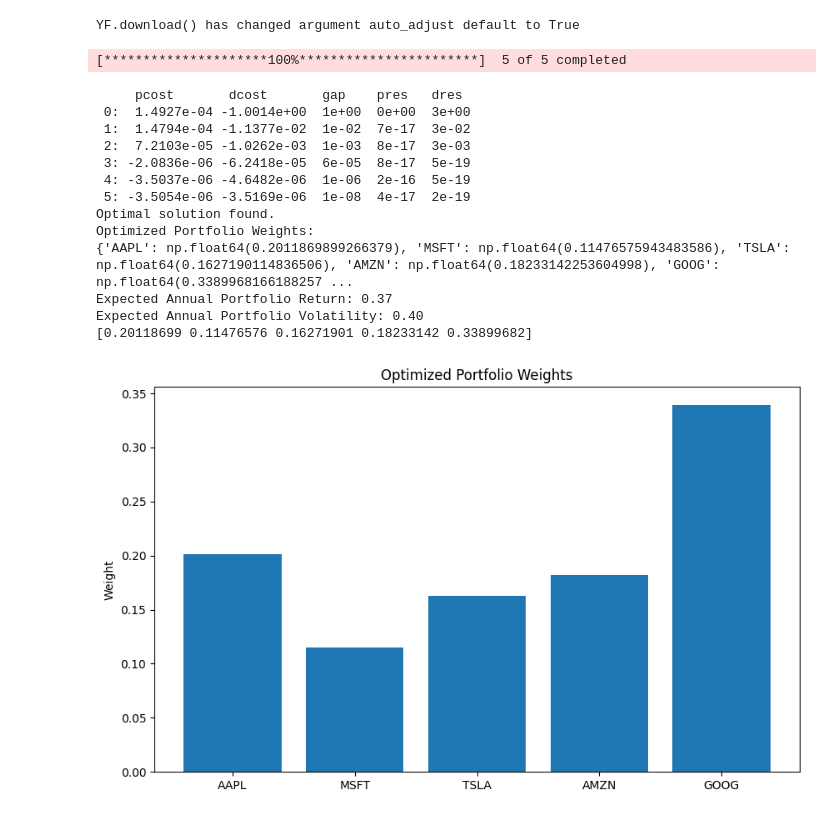
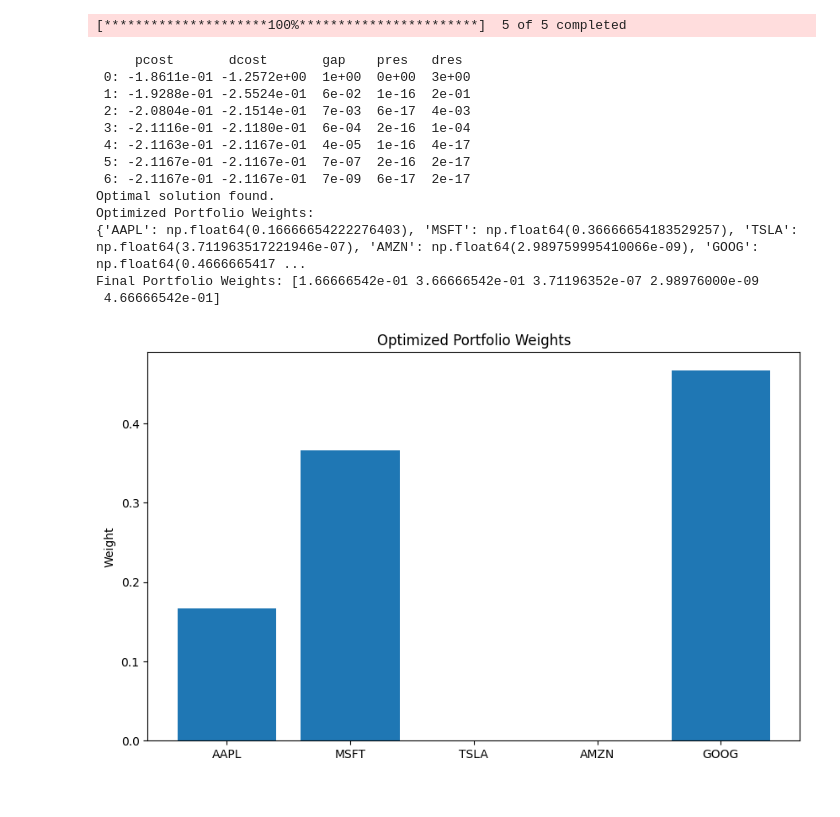
Before and after one commit to mathieupelo/SDA-Project, a Jupyter notebook: pipeline.ipynb, the cells around one changed output. Cells and saved outputs as stored; diff of their text form; code cells hidden in the pictures.

Commit message:
Modified Solver.py to solve with scores from signals

```diff
--- a/pipeline.ipynb
+++ b/pipeline.ipynb
@@ -3,30 +3,29 @@ from Utils.Solver import *
 # %%
 # Let's assume we are interested in the following stocks: AAPL, MSFT, TSLA, AMZN, GOOG
 tickers = ['AAPL', 'MSFT', 'TSLA', 'AMZN', 'GOOG']
 # Signal scores for AAPL, MSFT, TSLA, AMZN, GOOG
-signal_scores = np.array([1.0, 1.0, 1.0, 1.0, 1.0])
+signal_scores = np.array([1.0, 1.5, 0.5, 0.25, 1.75])  # Example signal scores
 
 # Step 1: Download historical stock data
 data = yf.download(tickers, start='2020-01-01', end='2023-01-01')
 
-portfolio_solver = Portfolio_Solver(0.01)
-portfolio_weights = portfolio_solver.SolvePortfolio(tickers, data, signal_scores)
-print(portfolio_weights)
+portfolio_solver = Portfolio_Solver(0.5, max_weight_threshold=0.3)
+portfolio_weights = portfolio_solver.SolveSignalPortfolio(tickers, data, signal_scores)
+print("Final Portfolio Weights:", portfolio_weights)
 portfolio_solver.ShowPortfolioWeights(tickers=tickers, portfolio_weights=portfolio_weights)
 # %% [output]
-YF.download() has changed argument auto_adjust default to True
+[*********************100%***********************]  5 of 5 completed
-[*********************100%***********************]  5 of 5 completed
+     pcost       dcost       gap    pres   dres
+ 0: -1.8611e-01 -1.2572e+00  1e+00  0e+00  3e+00
+ 1: -1.9288e-01 -2.5524e-01  6e-02  1e-16  2e-01
+ 2: -2.0804e-01 -2.1514e-01  7e-03  6e-17  4e-03
+ 3: -2.1116e-01 -2.1180e-01  6e-04  2e-16  1e-04
+ 4: -2.1163e-01 -2.1167e-01  4e-05  1e-16  4e-17
+ 5: -2.1167e-01 -2.1167e-01  7e-07  2e-16  2e-17
+ 6: -2.1167e-01 -2.1167e-01  7e-09  6e-17  2e-17
+Optimal solution found.
+Optimized Portfolio Weights:
+{'AAPL': np.float64(0.16666654222276403), 'MSFT': np.float64(0.36666654183529257), 'TSLA': np.float64(3.711963517221946e-07), 'AMZN': np.float64(2.989759995410066e-09), 'GOOG': np.float64(0.4666665417 ...
+Final Portfolio Weights: [1.66666542e-01 3.66666542e-01 3.71196352e-07 2.98976000e-09
+ 4.66666542e-01]
-     pcost       dcost       gap    pres   dres
- 0:  1.4927e-04 -1.0014e+00  1e+00  0e+00  3e+00
- 1:  1.4794e-04 -1.1377e-02  1e-02  7e-17  3e-02
- 2:  7.2103e-05 -1.0262e-03  1e-03  8e-17  3e-03
- 3: -2.0836e-06 -6.2418e-05  6e-05  8e-17  5e-19
- 4: -3.5037e-06 -4.6482e-06  1e-06  2e-16  5e-19
- 5: -3.5054e-06 -3.5169e-06  1e-08  4e-17  2e-19
-Optimal solution found.
-Optimized Portfolio Weights:
-{'AAPL': np.float64(0.2011869899266379), 'MSFT': np.float64(0.11476575943483586), 'TSLA': np.float64(0.1627190114836506), 'AMZN': np.float64(0.18233142253604998), 'GOOG': np.float64(0.3389968166188257 ...
-Expected Annual Portfolio Return: 0.37
-Expected Annual Portfolio Volatility: 0.40
-[0.20118699 0.11476576 0.16271901 0.18233142 0.33899682]
-[figure, old version]
+[figure, new version]
```
Also changed, not shown: parts of 7 cells of this notebook, 1 other file.
